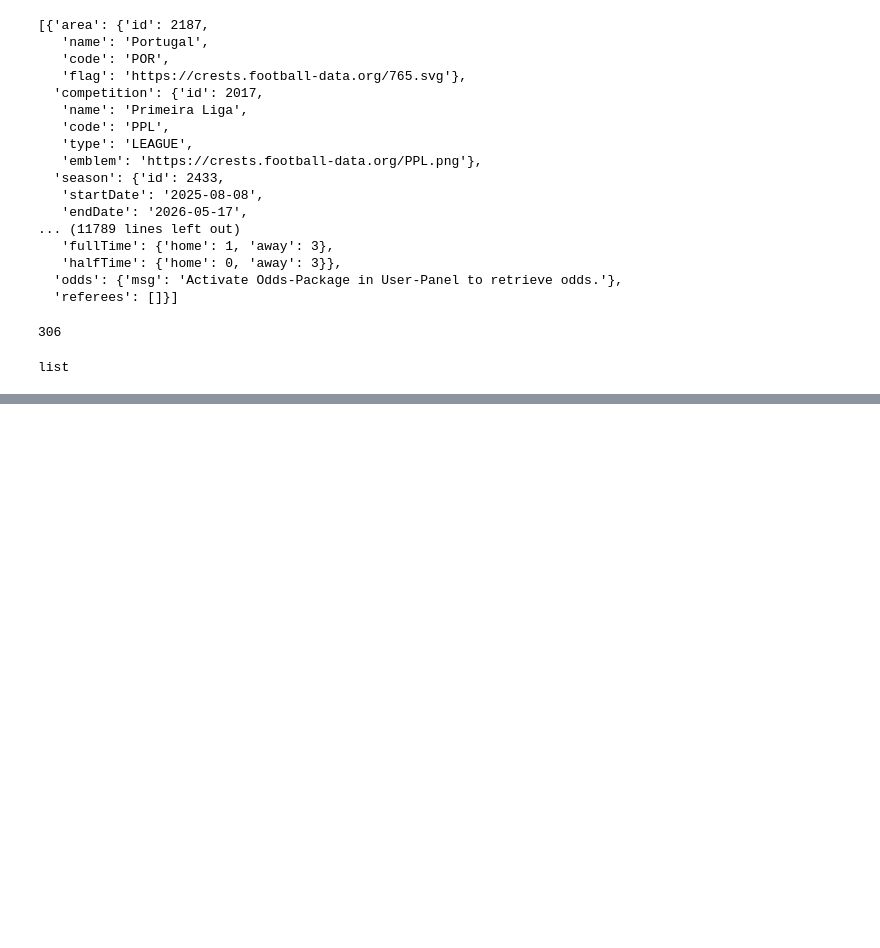
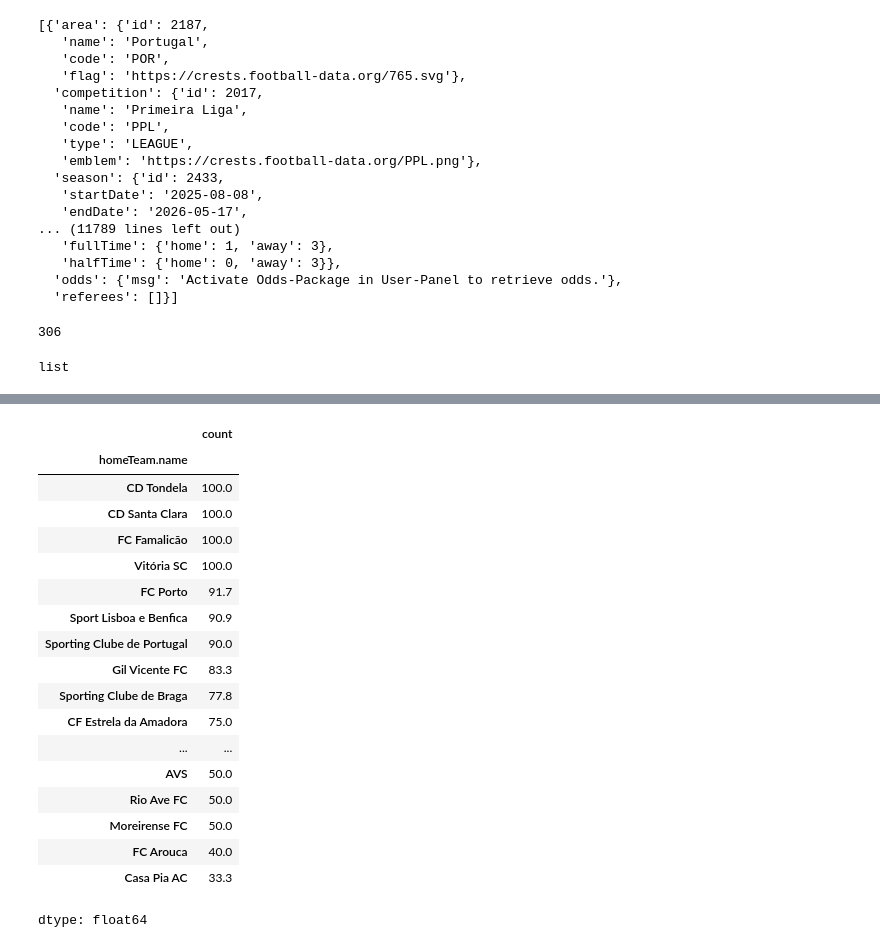
Before and after one commit to rafa-el-ferreira/Portuguese-League-25-26, a Jupyter notebook: Task_M10.ipynb, the cells around one changed output, grey strips where cells are left out. Drawn from its saved outputs; the diff is of its cells as text; code cells hidden in the pictures; blank space fills up the shorter version.

```diff
--- a/Task_M10.ipynb
+++ b/Task_M10.ipynb
@@ -218,0 +309,25 @@ PPL_matches
+# %%
+#Now see how many of those times ended up on winning at FT and put it on %
+
+ab = (first_metric["homeTeam.name"].value_counts() / first_metric_final["homeTeam.name"].value_counts() * 100).round(1)
+ab.sort_values(ascending=False)
+# %% [output]
+|  | count |
+| homeTeam.name |  |
+| CD Tondela | 100.0 |
+| CD Santa Clara | 100.0 |
+| FC Famalicão | 100.0 |
+| Vitória SC | 100.0 |
+| FC Porto | 91.7 |
+| Sport Lisboa e Benfica | 90.9 |
+| Sporting Clube de Portugal | 90.0 |
+| Gil Vicente FC | 83.3 |
+| Sporting Clube de Braga | 77.8 |
+| CF Estrela da Amadora | 75.0 |
+| ... | ... |
+| AVS | 50.0 |
+| Rio Ave FC | 50.0 |
+| Moreirense FC | 50.0 |
+| FC Arouca | 40.0 |
+| Casa Pia AC | 33.3 |
+dtype: float64
```
Also changed, not shown: parts of 10 cells of this notebook.
